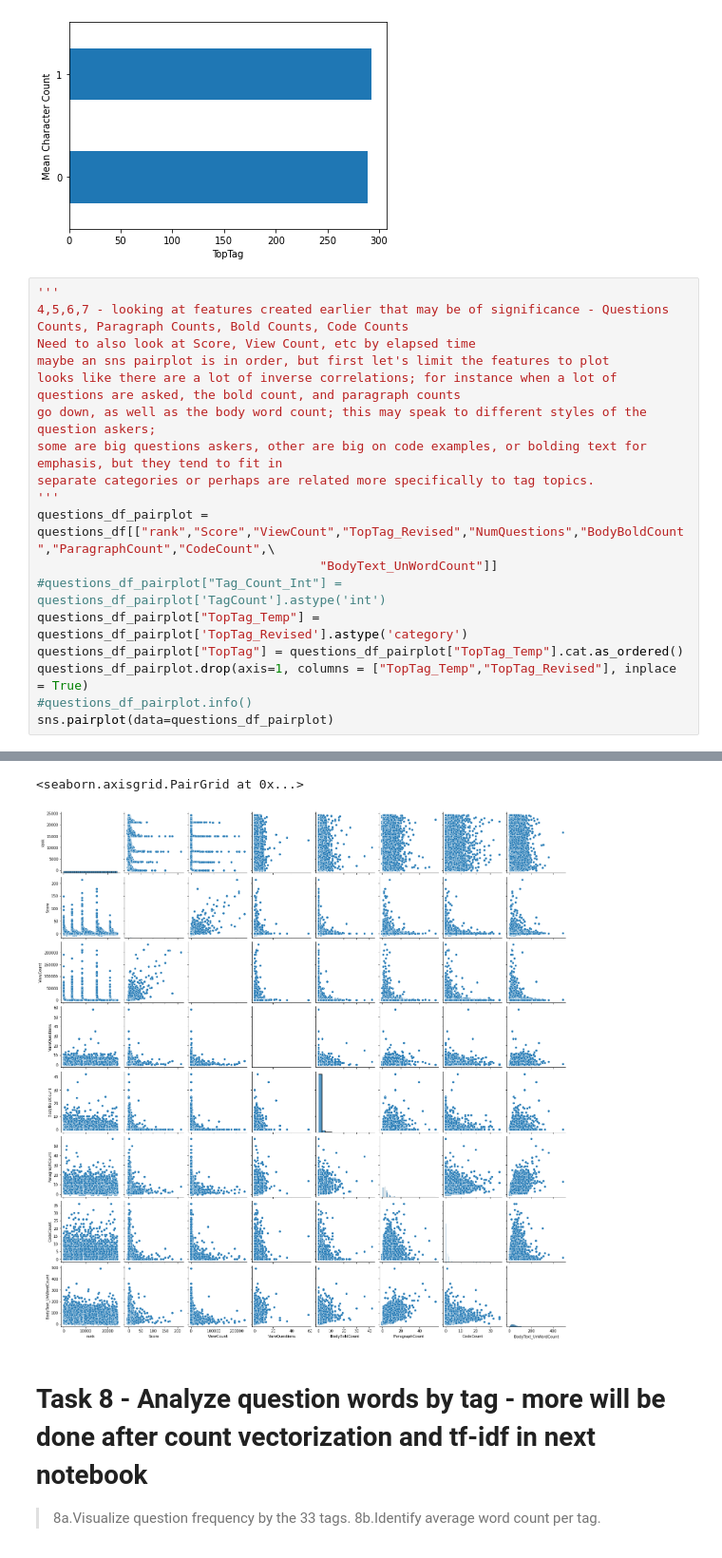
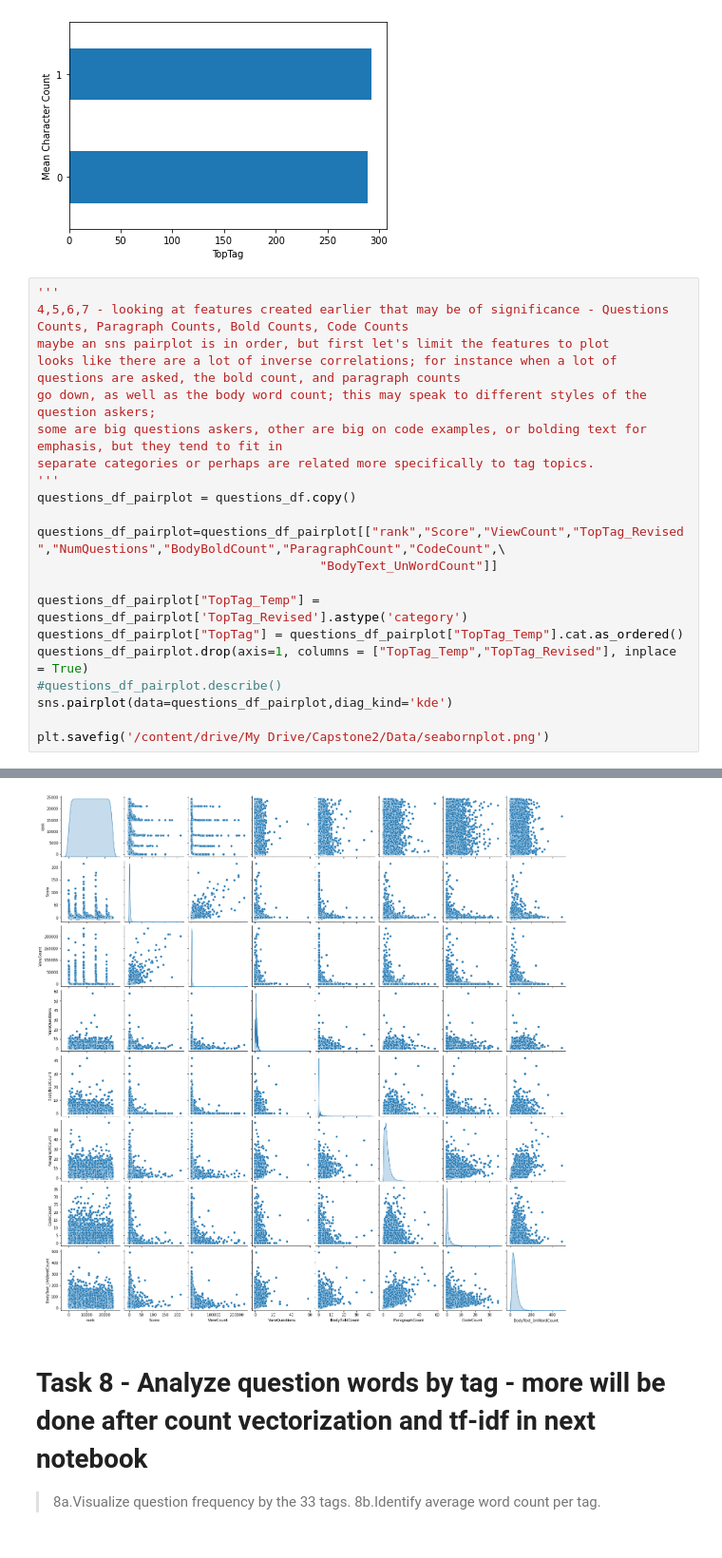
Before and after one commit to lelliott-geo/Springboard_Capstone_Project2, a Jupyter notebook: CP2_04_Analyze_Features.ipynb, the cells around one changed output, grey strips where cells are left out. Shown at 95% size. Cells and saved outputs as stored; diff of their text form.

```diff
--- a/CP2_04_Analyze_Features.ipynb
+++ b/CP2_04_Analyze_Features.ipynb
@@ -298,19 +301,22 @@ plt.show()
 # %%
 '''
 4,5,6,7 - looking at features created earlier that may be of significance - Questions Counts, Paragraph Counts, Bold Counts, Code Counts
-Need to also look at Score, View Count, etc by elapsed time
 maybe an sns pairplot is in order, but first let's limit the features to plot
 looks like there are a lot of inverse correlations; for instance when a lot of questions are asked, the bold count, and paragraph counts
 go down, as well as the body word count; this may speak to different styles of the question askers;
 some are big questions askers, other are big on code examples, or bolding text for emphasis, but they tend to fit in
 separate categories or perhaps are related more specifically to tag topics.
 '''
-questions_df_pairplot = questions_df[["rank","Score","ViewCount","TopTag_Revised","NumQuestions","BodyBoldCount","ParagraphCount","CodeCount",\
+questions_df_pairplot = questions_df.copy()
+
+questions_df_pairplot=questions_df_pairplot[["rank","Score","ViewCount","TopTag_Revised","NumQuestions","BodyBoldCount","ParagraphCount","CodeCount",\
                                       "BodyText_UnWordCount"]]
-#questions_df_pairplot["Tag_Count_Int"] = questions_df_pairplot['TagCount'].astype('int')
+
 questions_df_pairplot["TopTag_Temp"] = questions_df_pairplot['TopTag_Revised'].astype('category')
 questions_df_pairplot["TopTag"] = questions_df_pairplot["TopTag_Temp"].cat.as_ordered()
 questions_df_pairplot.drop(axis=1, columns = ["TopTag_Temp","TopTag_Revised"], inplace = True)
-#questions_df_pairplot.info()
-sns.pairplot(data=questions_df_pairplot)
+#questions_df_pairplot.describe()
+sns.pairplot(data=questions_df_pairplot,diag_kind='kde')
+
+plt.savefig('/content/drive/My Drive/Capstone2/Data/seabornplot.png')
 # %% [output]
@@ -331,5 +323,4 @@ See the caveats in the documentation: https://pandas.pydata.org/pandas-docs/stab
-<seaborn.axisgrid.PairGrid at 0x...>
-[figure, old version]
+[figure, new version]
 # %% [markdown]
 # Task 8 - Analyze question words by tag - more will be done after count vectorization and tf-idf in next notebook
 >8a.Visualize question frequency by the 33 tags.
```
Also changed, not shown: parts of 2 cells of this notebook.
